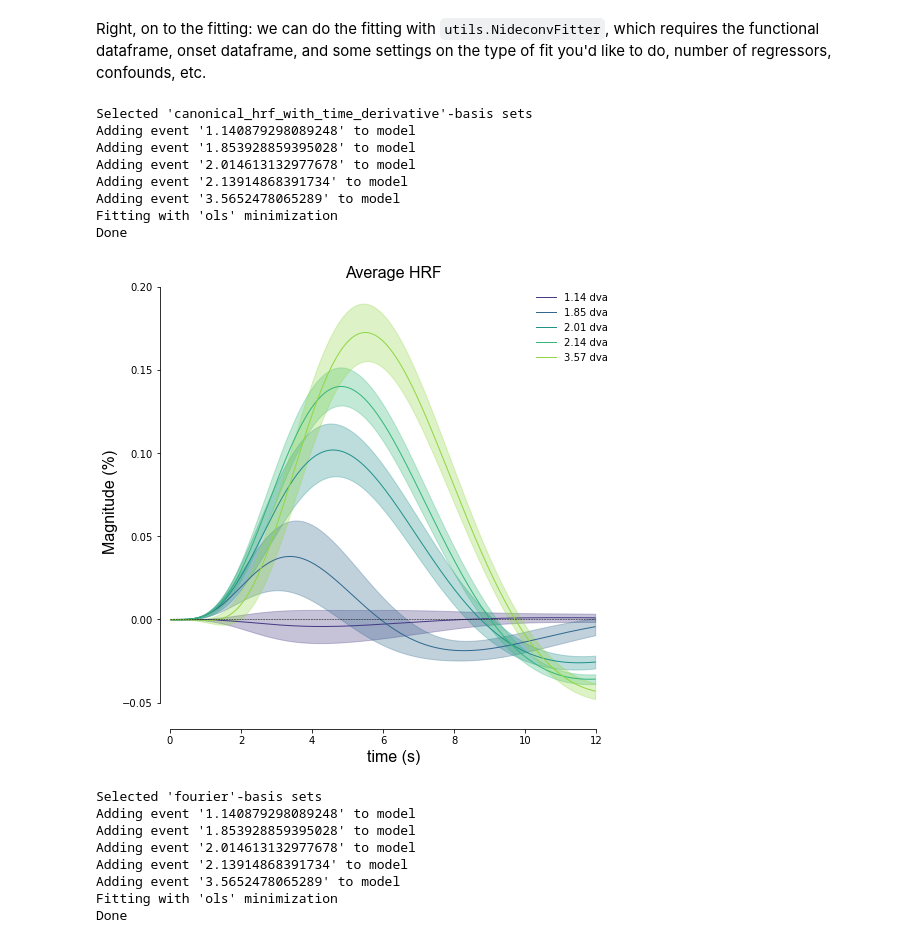
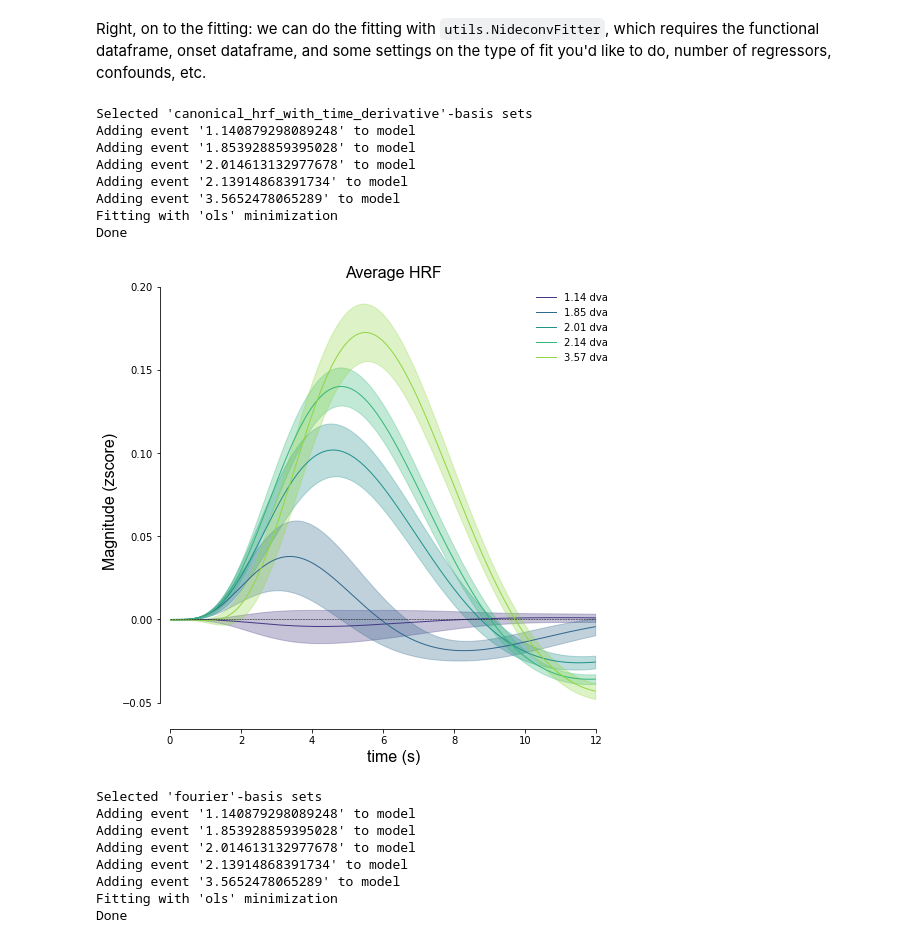
Before and after one commit to gjheij/linescanning, a Jupyter notebook: doc/source/examples/acompcor.ipynb, the cells around one changed output. Drawn from its saved outputs; the diff is of its cells as text; code cells hidden in the pictures.

Commit message:
zscore

```diff
--- a/doc/source/examples/acompcor.ipynb
+++ b/doc/source/examples/acompcor.ipynb
@@ -152,35 +152,35 @@ Right, on to the fitting: we can do the fitting with `utils.NideconvFitter`, whi
 # %%
 # we can fit with canonical HRFs
 nd_gamma = utils.NideconvFitter(df_ribbon,
                                 df_onsets,
                                 confounds=None,
                                 basis_sets='canonical_hrf_with_time_derivative',
                                 n_regressors=None,
                                 lump_events=False,
                                 TR=0.105,
                                 interval=[0, 12],
                                 add_intercept=True,
                                 verbose=True)
 
 nd_gamma.plot_average_per_event(xkcd=False,
                                 labels=[f"{round(float(ii),2)} dva" for ii in nd_gamma.cond],
                                 alpha=0.2,
                                 figsize=(8, 8),
                                 x_label="time (s)",
-                                y_label="Magnitude (%)",
+                                y_label="Magnitude (zscore)",
                                 add_hline='default',
                                 sns_trim=True,
                                 save_as=opj(func_dir, "hrf_canonical.png"))
 # %% [output]
 Selected 'canonical_hrf_with_time_derivative'-basis sets
 Adding event '1.140879298089248' to model
 Adding event '1.853928859395028' to model
 Adding event '2.014613132977678' to model
 Adding event '2.13914868391734' to model
 Adding event '3.5652478065289' to model
 Fitting with 'ols' minimization
 Done
-[figure, old version]
+[figure, new version]
 # %%
 # we can fit with fourier
 nd_fourier = utils.NideconvFitter(df_ribbon,
```
Also changed, not shown: parts of 1 cell of this notebook.
